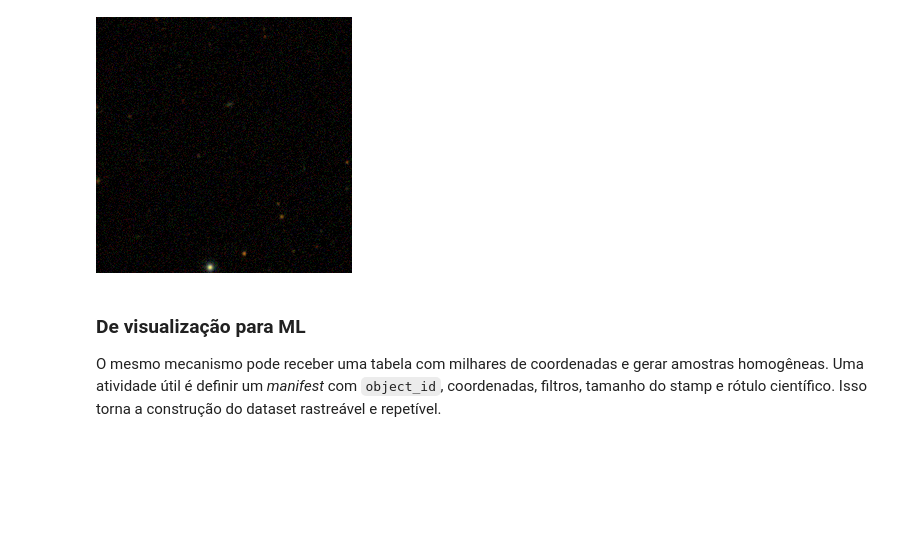
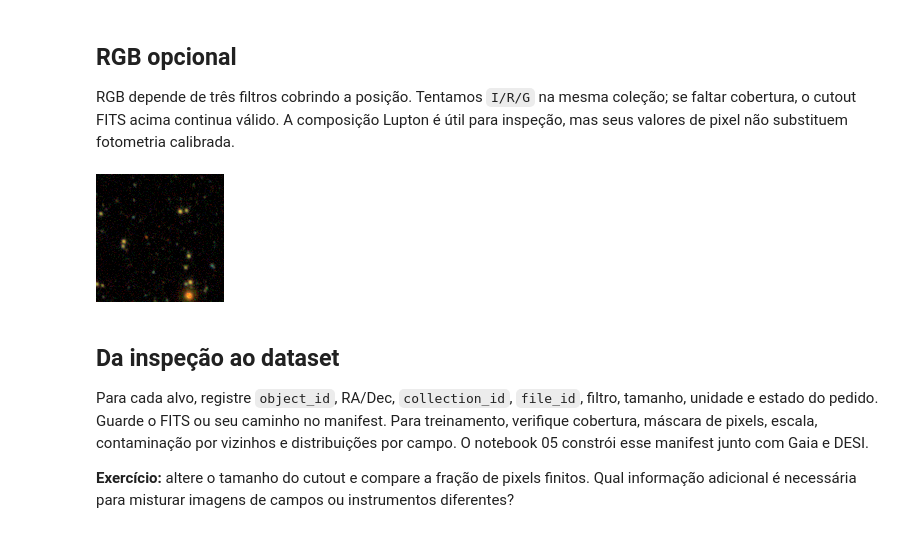
Before and after one commit to Schwarzam/SAB-AI-Scope-workshop, a Jupyter notebook: notebooks/04_images_as_data.ipynb, the cells around one changed output. Saved outputs shown, nothing was run; the diff lists cells and outputs as text; code cells hidden in the pictures; blank space fills up the shorter version.

Commit message:
updated final notebooks

```diff
--- a/notebooks/04_images_as_data.ipynb
+++ b/notebooks/04_images_as_data.ipynb
@@ -9,10 +7,15 @@ Aqui a unidade de análise deixa de ser uma linha de catálogo. Usaremos as cole
 # %%
 import os
+from io import BytesIO
+
+import adss
+import matplotlib.pyplot as plt
 import numpy as np
 import pandas as pd
-import matplotlib.pyplot as plt
-import adss
+from astropy.io import fits
+from PIL import Image
 
-BASE_URL = "https://ai-scope.cbpf.br/"
+username = os.getenv("AI_SCOPE_USERNAME")
+password = os.getenv("AI_SCOPE_PASSWORD")
 
-cl = adss.ADSSClient(base_url=BASE_URL)
+cl = adss.ADSSClient(base_url="https://ai-scope.cbpf.br/")
@@ -65,20 +79,22 @@ plt.show()
+# %% [markdown]
+## RGB opcional
+
+RGB depende de três filtros cobrindo a posição. Tentamos `I/R/G` na mesma coleção; se faltar cobertura, o cutout FITS acima continua válido. A composição Lupton é útil para inspeção, mas seus valores de pixel não substituem fotometria calibrada.
 # %%
-from PIL import Image
-
-rgb_bytes = cl.create_rgb_image_by_coordinates(
-    collection_id=COLLECTION_ID,
-    ra=RA,
-    dec=DEC,
-    size=256,
-    size_unit="pixels",
-    r_filter="I",
-    g_filter="R",
-    b_filter="G",
-)
-rgb = Image.open(BytesIO(rgb_bytes))
-rgb
+try:
+    rgb_bytes = cl.create_rgb_image_by_coordinates(
+        collection_id=collection_id, ra=ra, dec=dec, size=128,
+        size_unit="pixels", r_filter="I", g_filter="R", b_filter="G",
+    )
+    rgb = Image.open(BytesIO(rgb_bytes))
+    display(rgb)
+except Exception as exc:
+    print(f"RGB indisponível neste campo: {type(exc).__name__}: {exc}")
 # %% [output]
-[figure, old version]
+[figure, new version]
-# %% [markdown]
-### De visualização para ML
-O mesmo mecanismo pode receber uma tabela com milhares de coordenadas e gerar amostras homogêneas. Uma atividade útil é definir um *manifest* com `object_id`, coordenadas, filtros, tamanho do stamp e rótulo científico. Isso torna a construção do dataset rastreável e repetível.
+# %% [markdown]
+## Da inspeção ao dataset
+
+Para cada alvo, registre `object_id`, RA/Dec, `collection_id`, `file_id`, filtro, tamanho, unidade e estado do pedido. Guarde o FITS ou seu caminho no manifest. Para treinamento, verifique cobertura, máscara de pixels, escala, contaminação por vizinhos e distribuições por campo. O notebook 05 constrói esse manifest junto com Gaia e DESI.
+
+**Exercício:** altere o tamanho do cutout e compare a fração de pixels finitos. Qual informação adicional é necessária para misturar imagens de campos ou instrumentos diferentes?
```
Also changed, not shown: parts of 9 cells of this notebook, 7 other files.
